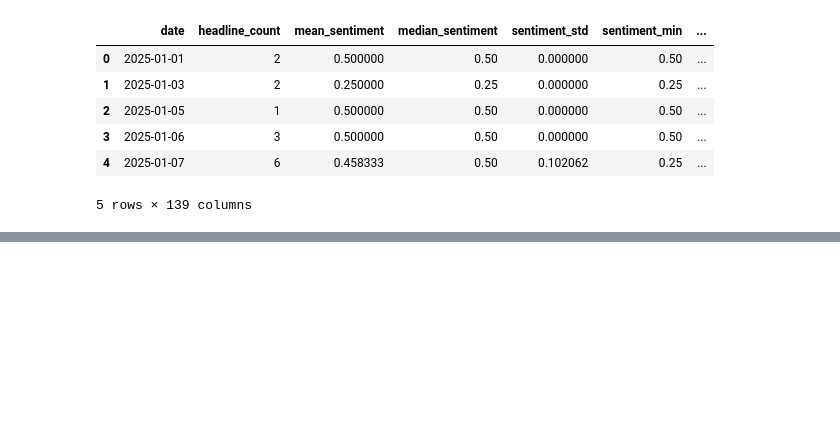
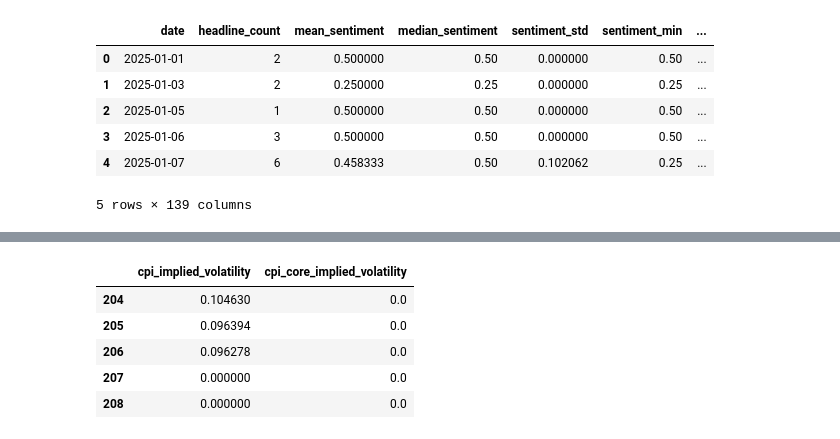
Before and after one commit to gabes19/kalshi-news-signal, a Jupyter notebook: notebook/01_cpi_analysis.ipynb, the cells around one changed output, grey strips where cells are left out. Cells and saved outputs as stored; diff of their text form; code cells hidden in the pictures; blank space fills up the shorter version.

```diff
--- a/notebook/01_cpi_analysis.ipynb
+++ b/notebook/01_cpi_analysis.ipynb
@@ -100,0 +175,11 @@ cpi_df.head()
+# %%
+octnov_df = clean_df[clean_df['date'] > '2025-10-1']
+octnov_df = octnov_df[['cpi_implied_volatility','cpi_core_implied_volatility']]
+octnov_df.head()
+# %% [output]
+|  | cpi_implied_volatility | cpi_core_implied_volatility |
+| 204 | 0.104630 | 0.0 |
+| 205 | 0.096394 | 0.0 |
+| 206 | 0.096278 | 0.0 |
+| 207 | 0.000000 | 0.0 |
+| 208 | 0.000000 | 0.0 |
```
Also changed, not shown: parts of 5 cells of this notebook, 2 other files.
